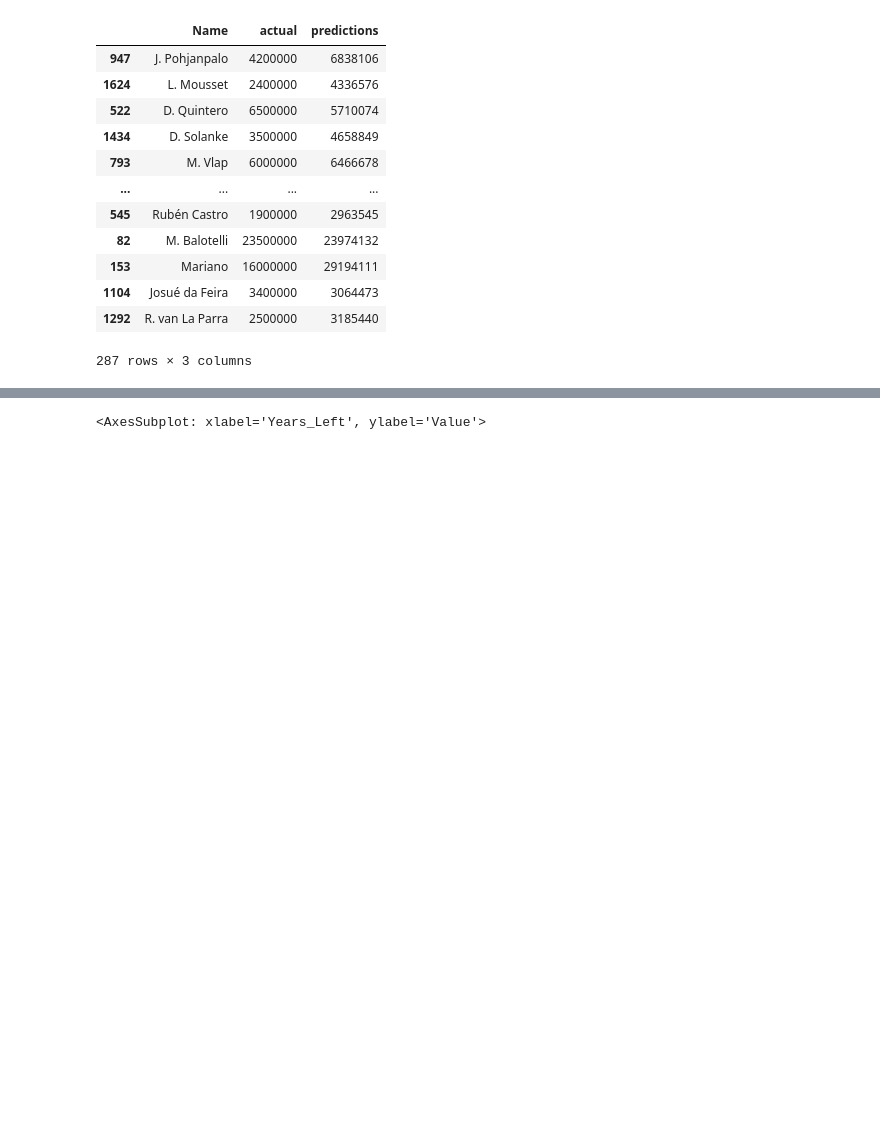
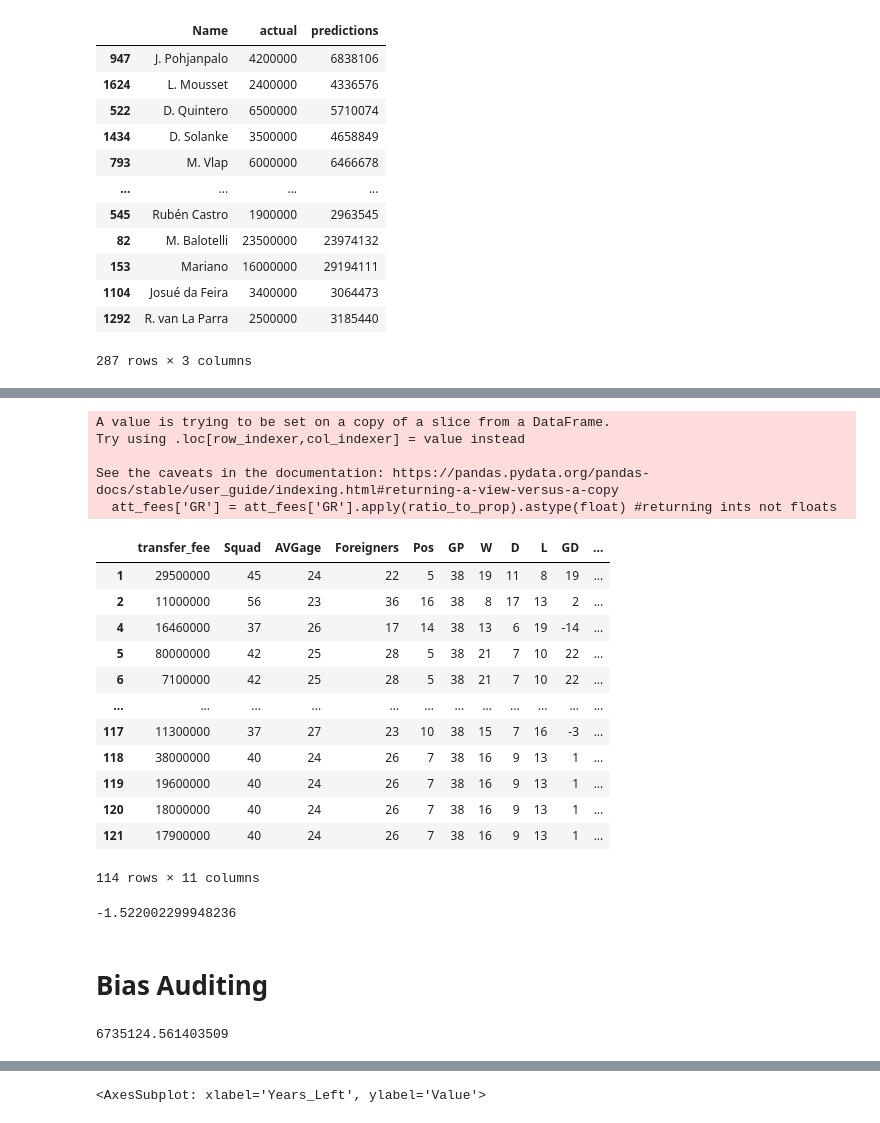
Before and after one commit to aymankhan2003/Market-Value-Predictor, a Jupyter notebook: Project.ipynb, the cells around one changed output, grey strips where cells are left out. Drawn from its saved outputs; the diff is of its cells as text; code cells hidden in the pictures; blank space fills up the shorter version.

```diff
--- a/Project.ipynb
+++ b/Project.ipynb
@@ -197,0 +363,10 @@ final_at
+# %%
+att_fees["transfer_fee"] = att_fees["transfer_fee"].str.replace('€', '') #regex to remove € and m
+
+# Drop rows that contain loan fee: https://stackoverflow.com/questions/28679930/how-to-drop-rows-from-pandas-data-frame-that-contains-a-particular-string-in-a-p
+att_fees = att_fees[~att_fees.transfer_fee.str.contains("Loan fee:")]
+
+# Multiply all occurrences of "m" by 1 million
+att_fees['transfer_fee'] = att_fees['transfer_fee'].str.replace('m', '').astype(float) * 1000000
+
+#messes up with the billion
@@ -197,0 +379,9 @@ final_at
+# %%
+att_fees["TotalPlayerValue"] = att_fees["TotalPlayerValue"].str.replace('€', '') #regex to remove € and m
+
+
+# Multiply all occurrences of "m" by 1 million
+# att_fees['TotalPlayerValue'] = att_fees['TotalPlayerValue'].str.replace('m', '').astype(float) * 1000000
+
+# # Multiply all occurrences of "m" by 1 million
+# att_fees['TotalPlayerValue'] = att_fees['TotalPlayerValue'].str.replace("bn", '').astype(float) * 1000000000
@@ -197,0 +410,39 @@ final_at
+# %%
+# Define a function to convert ratios to proportions
+def ratio_to_prop(ratio):
+    num, denom = ratio.split(':')
+    return float(num) / float(denom)
+
+# Apply the function to the 'ratio' column
+att_fees['GR'] = att_fees['GR'].apply(ratio_to_prop).astype(float) #returning ints not floats
+# %% [output]
+A value is trying to be set on a copy of a slice from a DataFrame.
+Try using .loc[row_indexer,col_indexer] = value instead
+
+See the caveats in the documentation: https://pandas.pydata.org/pandas-docs/stable/user_guide/indexing.html#returning-a-view-versus-a-copy
+  att_fees['GR'] = att_fees['GR'].apply(ratio_to_prop).astype(float) #returning ints not floats
+# %%
+att_fees = att_fees.drop(["TotalPlayerValue"], axis = 1)
+att_fees = att_fees.drop(["GR"], axis = 1)
+att_fees = att_fees.drop(["League.x"], axis = 1)
+att_fees= att_fees.drop(["club"], axis = 1)
+att_fees = att_fees.drop(["name"], axis = 1)
+att_fees = att_fees.drop(["Position"], axis = 1)
+att_fees = att_fees.drop(["league"], axis = 1)
+att_fees = att_fees.drop(["detailed_position"], axis = 1)
+# %%
+att_fees
+# %% [output]
+|  | transfer_fee | Squad | AVGage | Foreigners | Pos | GP | W | D | L | GD | ... |
+| 1 | 29500000 | 45 | 24 | 22 | 5 | 38 | 19 | 11 | 8 | 19 | ... |
+| 2 | 11000000 | 56 | 23 | 36 | 16 | 38 | 8 | 17 | 13 | 2 | ... |
+| 4 | 16460000 | 37 | 26 | 17 | 14 | 38 | 13 | 6 | 19 | -14 | ... |
+| 5 | 80000000 | 42 | 25 | 28 | 5 | 38 | 21 | 7 | 10 | 22 | ... |
+| 6 | 7100000 | 42 | 25 | 28 | 5 | 38 | 21 | 7 | 10 | 22 | ... |
+| ... | ... | ... | ... | ... | ... | ... | ... | ... | ... | ... | ... |
+| 117 | 11300000 | 37 | 27 | 23 | 10 | 38 | 15 | 7 | 16 | -3 | ... |
+| 118 | 38000000 | 40 | 24 | 26 | 7 | 38 | 16 | 9 | 13 | 1 | ... |
+| 119 | 19600000 | 40 | 24 | 26 | 7 | 38 | 16 | 9 | 13 | 1 | ... |
+| 120 | 18000000 | 40 | 24 | 26 | 7 | 38 | 16 | 9 | 13 | 1 | ... |
+| 121 | 17900000 | 40 | 24 | 26 | 7 | 38 | 16 | 9 | 13 | 1 | ... |
+114 rows × 11 columns
@@ -197,0 +462,9 @@ final_at
+# %%
+from sklearn.linear_model import Lasso
+L = Lasso(alpha = 0.5)
+L.fit(X_train_fee, y_train_fee)
+L.score(X_test_fee, y_test_fee)
+# %% [output]
+-1.522002299948236
+# %% [markdown]
+# Bias Auditing
@@ -197,0 +473,4 @@ final_at
+# %%
+all_players["Value"].mean() #use the mean i guess
+# %% [output]
+6735124.561403509
```
Also changed, not shown: parts of 57 cells of this notebook, 1 other file.
